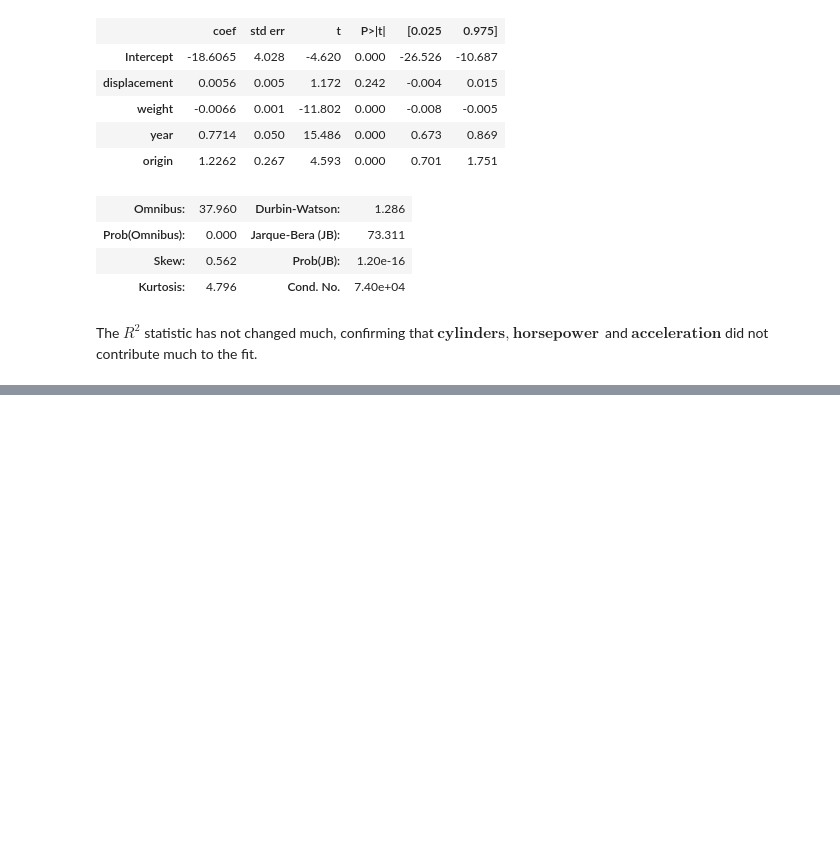
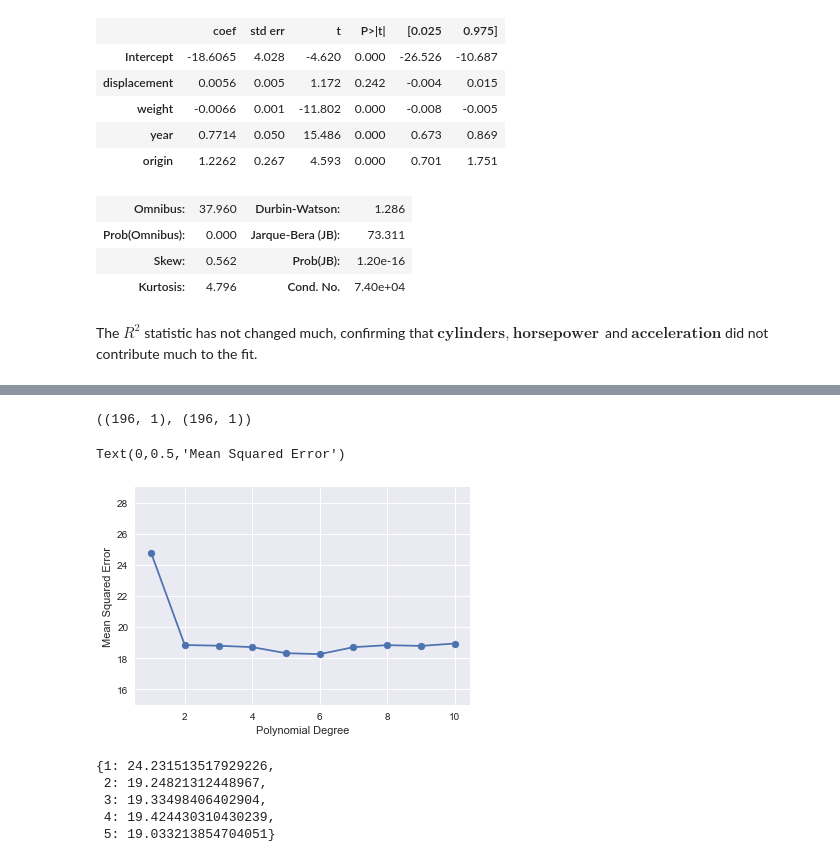
Before and after one commit to AtanasiuDemian/Introduction-to-Statistical-Learning---Python, a Jupyter notebook: Auto.ipynb, the cells around one changed output, grey strips where cells are left out. Cells and saved outputs as stored; diff of their text form; code cells hidden in the pictures; blank space fills up the shorter version.

```diff
--- a/Auto.ipynb
+++ b/Auto.ipynb
@@ -306,0 +323,50 @@ The $R^2$ statistic has not changed much, confirming that $\textbf{cylinders},\
+# %%
+# Validation set approach
+from sklearn.model_selection import train_test_split
+from sklearn.preprocessing import MinMaxScaler, PolynomialFeatures
+from sklearn.pipeline import make_pipeline
+
+X=auto.horsepower.values.reshape(-1,1)
+y=auto.mpg.values.reshape(-1,1)
+scaler=MinMaxScaler(copy=False)
+scaler.fit_transform(X)
+X_train, X_test, y_train, y_test = train_test_split(X, y, test_size=0.5, random_state=1)
+X_train.shape, X_test.shape
+# %% [output]
+((196, 1), (196, 1))
+# %%
+# Fit different polynomial models on the training set, and compute the MSE on the validation set.
+degs, MSE = list(range(1,11)), []
+for d in degs:
+    model=make_pipeline(PolynomialFeatures(d), LinearRegression())
+    model.fit(X_train, y_train)
+    MSE.append(np.mean((y_test - model.predict(X_test))**2))
+plt.scatter(degs, MSE)
+plt.plot(degs, MSE)
+plt.ylim(15,29)
+plt.xlabel('Polynomial Degree')
+plt.ylabel('Mean Squared Error')
+# %% [output]
+Text(0,0.5,'Mean Squared Error')
+[figure, added]
+# %%
+# LOOCV approach (will use polynomials of degree only up to 5)
+from sklearn.model_selection import KFold
+
+MSE={}
+for d in range(1,6):
+    MSE_d=[]
+    kf=KFold(n_splits=len(X))
+    for train,test in kf.split(X, y):
+        X_train,X_test = X[train],X[test]
+        model=make_pipeline(PolynomialFeatures(d), LinearRegression())
+        model.fit(X_train, y[train])
+        MSE_d.append(np.mean((y[test]-model.predict(X_test))**2))
+    MSE[d]=np.mean(MSE_d)
+MSE
+# %% [output]
+{1: 24.231513517929226,
+ 2: 19.24821312448967,
+ 3: 19.33498406402904,
+ 4: 19.424430310430239,
+ 5: 19.033213854704051}
```
Also changed, not shown: parts of 16 cells of this notebook.
